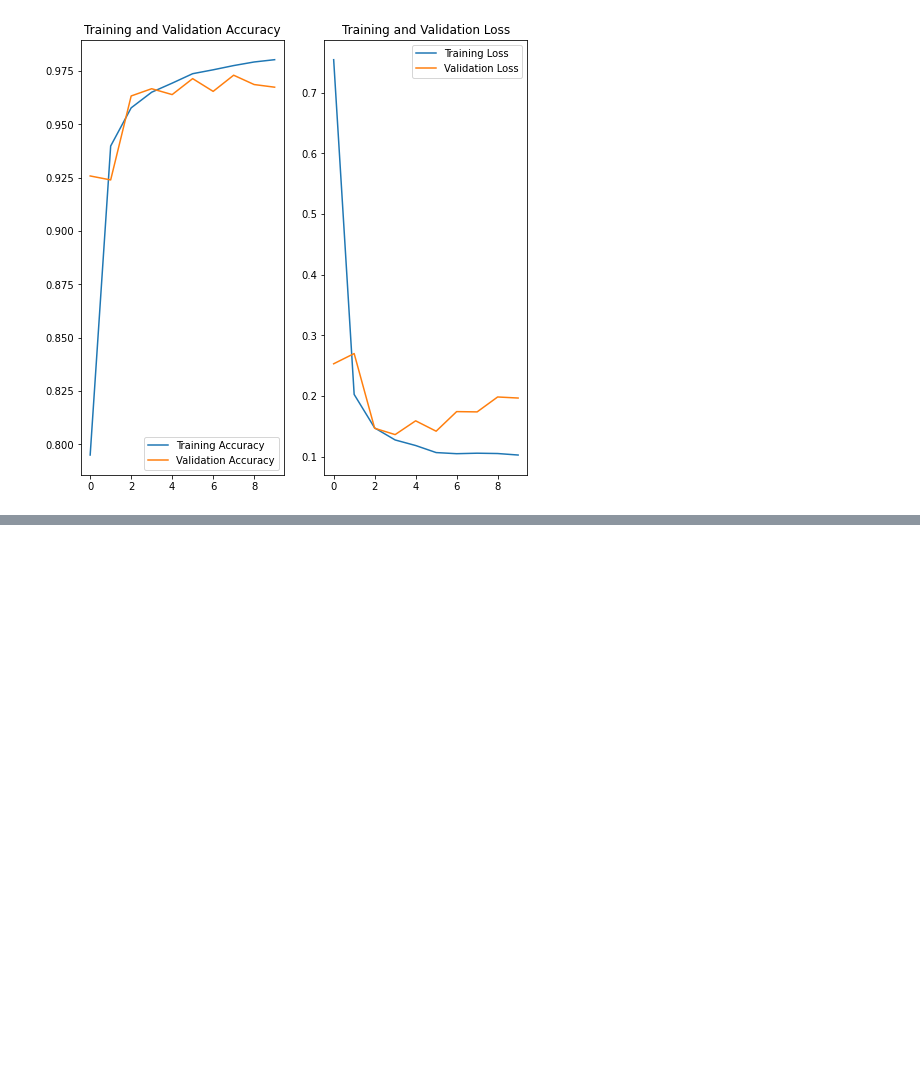
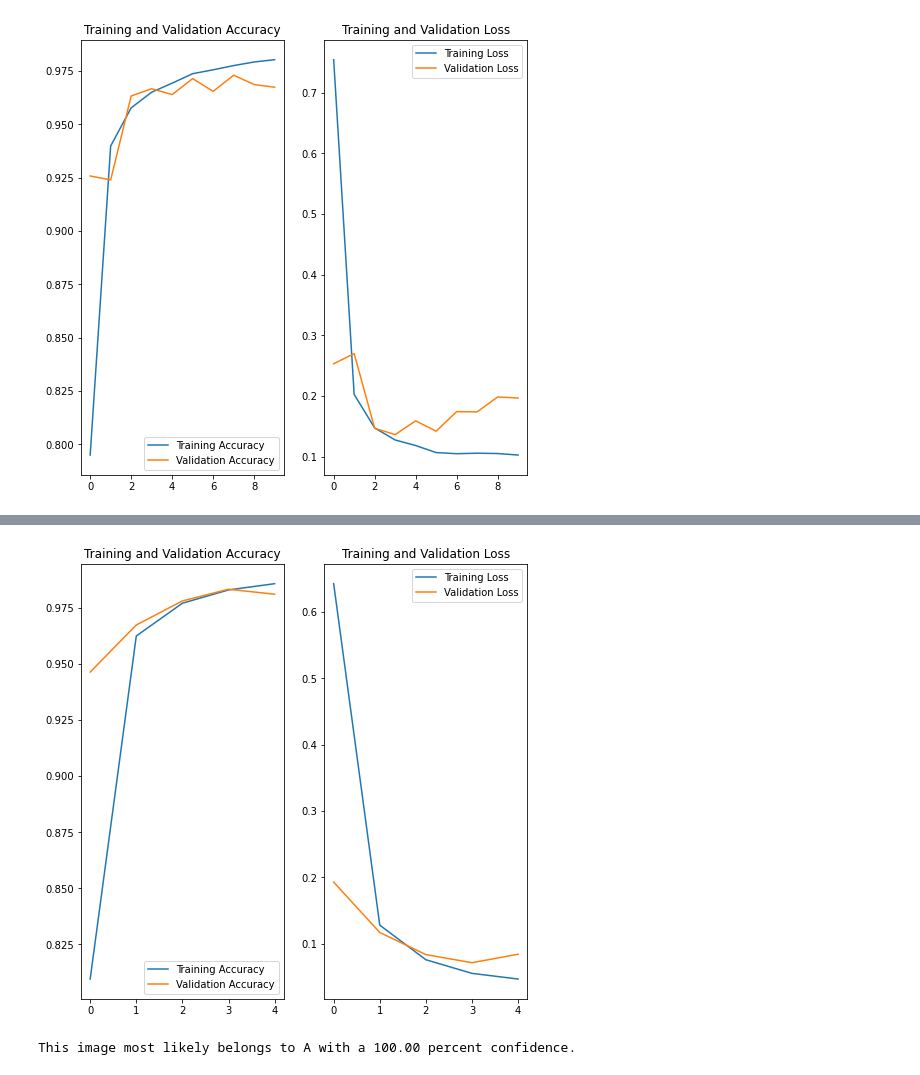
Before and after one commit to Mathiris/ASL-Classification, a Jupyter notebook: ASL-classification.ipynb, the cells around one changed output, grey strips where cells are left out. Drawn from its saved outputs; the diff is of its cells as text; code cells hidden in the pictures; blank space fills up the shorter version.

```diff
--- a/ASL-classification.ipynb
+++ b/ASL-classification.ipynb
@@ -264,0 +389,4 @@ model.save('model/trained_model_CNN.h5')
+# %%
+model.compile(optimizer='adam',
+              loss=tf.keras.losses.SparseCategoricalCrossentropy(from_logits=True),
+              metrics=['accuracy'])
@@ -264,0 +413,7 @@ model.save('model/trained_model_CNN.h5')
+# %%
+epochs=5
+history = model.fit(
+  train_dataset,
+  validation_data=validation_dataset,
+  epochs=epochs
+)
@@ -264,0 +431,24 @@ model.save('model/trained_model_CNN.h5')
+# %%
+acc = history.history['accuracy']
+val_acc = history.history['val_accuracy']
+
+loss = history.history['loss']
+val_loss = history.history['val_loss']
+
+epochs_range = range(epochs)
+
+plt.figure(figsize=(8, 8))
+plt.subplot(1, 2, 1)
+plt.plot(epochs_range, acc, label='Training Accuracy')
+plt.plot(epochs_range, val_acc, label='Validation Accuracy')
+plt.legend(loc='lower right')
+plt.title('Training and Validation Accuracy')
+
+plt.subplot(1, 2, 2)
+plt.plot(epochs_range, loss, label='Training Loss')
+plt.plot(epochs_range, val_loss, label='Validation Loss')
+plt.legend(loc='upper right')
+plt.title('Training and Validation Loss')
+plt.show()
+# %% [output]
+[figure, added]
@@ -264,0 +459,17 @@ model.save('model/trained_model_CNN.h5')
+# %%
+
+    path = '../Dataset/train/A/1.jpg'
+    img = tf.keras.utils.load_img(path, target_size=(img_height, img_width))
+
+    img_array = tf.keras.utils.img_to_array(img)
+    img_array = tf.expand_dims(img_array, 0) # Create a batch
+
+    predictions = model.predict(img_array)
+    score = tf.nn.softmax(predictions[0])
+
+    print(
+        "This image most likely belongs to {} with a {:.2f} percent confidence."
+        .format(class_names[np.argmax(score)], 100 * np.max(score))
+    )
+# %% [output]
+This image most likely belongs to A with a 100.00 percent confidence.
```
Also changed, not shown: parts of 27 cells of this notebook, 8 other files.
